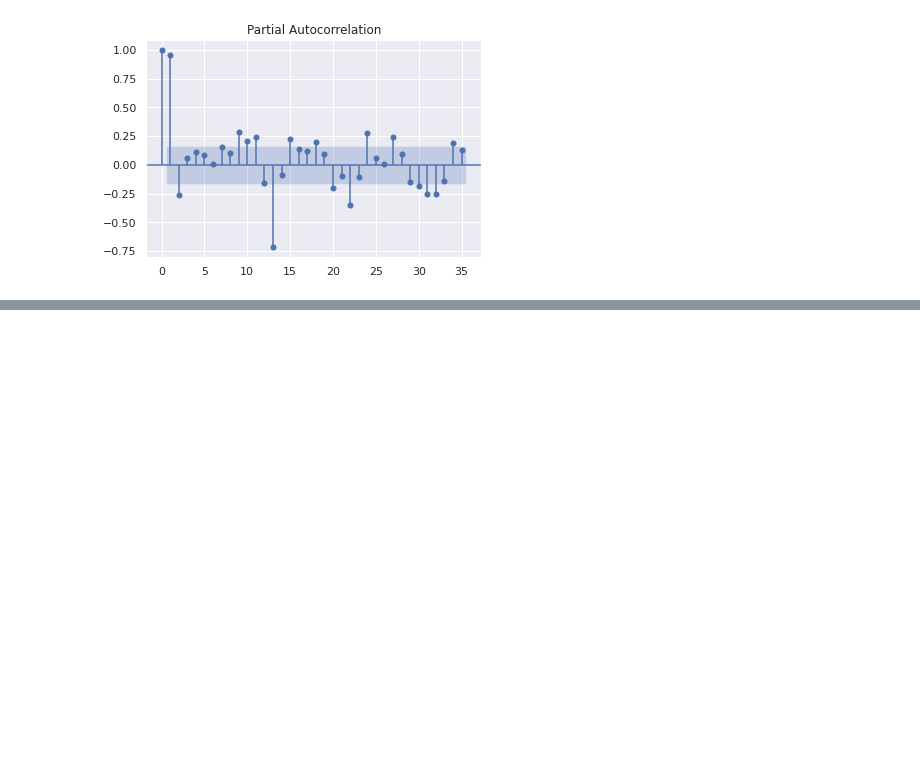
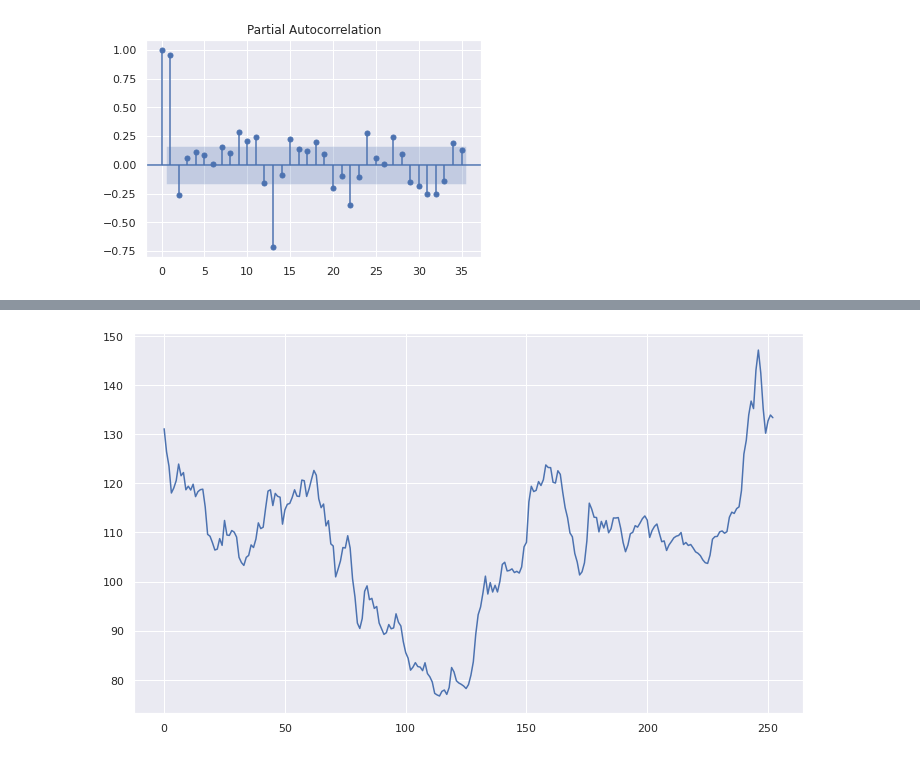
Before and after one commit to kfsky/Advanced-Python-TimeSeriese-Analysis, a Jupyter notebook: code/chapter1.ipynb, the cells around one changed output, grey strips where cells are left out. Saved outputs shown, nothing was run; the diff lists cells and outputs as text; code cells hidden in the pictures; blank space fills up the shorter version.

```diff
--- a/code/chapter1.ipynb
+++ b/code/chapter1.ipynb
@@ -180,0 +206,7 @@ plots = sm.graphics.tsa.plot_pacf(df_content["#Passengers"], lags=35)
+# %%
+# 非定常過程
+plt.figure(figsize=(12, 7))
+plt.plot(df_historical["USD"])
+plt.show()
+# %% [output]
+[figure, added]
```
Also changed, not shown: parts of 9 cells of this notebook.
